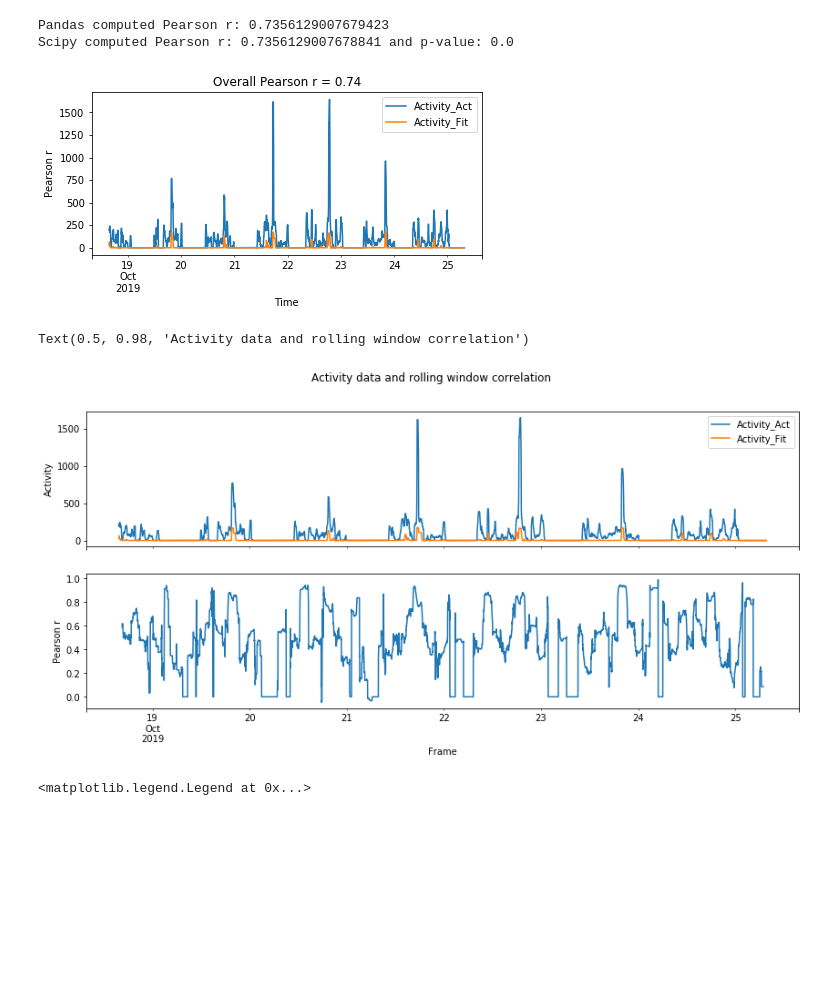
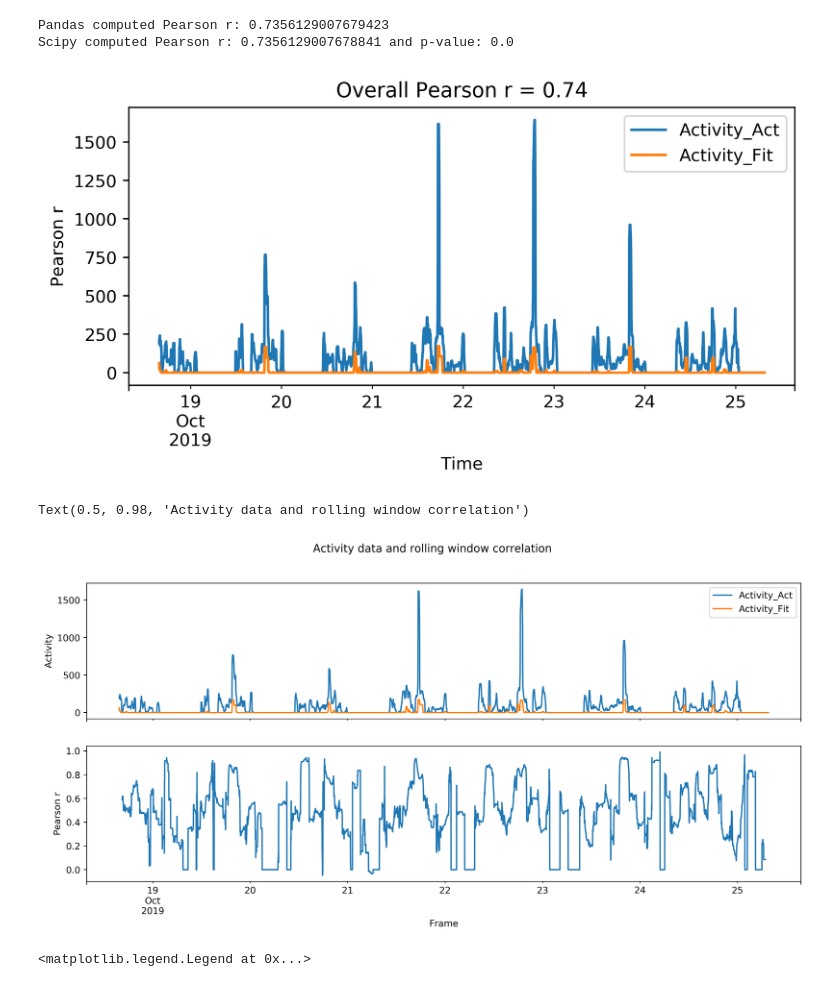
Before and after one commit to mcmahonmc/wearables, a Jupyter notebook: Fitbit Actiwatch Time Series Correlation.ipynb, the cells around one changed output. Drawn from its saved outputs; the diff is of its cells as text; code cells hidden in the pictures; blank space fills up the shorter version.

```diff
--- a/Fitbit Actiwatch Time Series Correlation.ipynb
+++ b/Fitbit Actiwatch Time Series Correlation.ipynb
@@ -101,12 +108,12 @@ print(f"Scipy computed Pearson r: {r} and p-value: {p}")
 Pandas computed Pearson r: 0.7356129007679423
 Scipy computed Pearson r: 0.7356129007678841 and p-value: 0.0
 # %%
-f,ax=plt.subplots(figsize=(7,3))
+f,ax=plt.subplots(figsize=(7,3), dpi=400)
 df.set_index('Time').rolling(window=30,center=True).median().plot(ax=ax)
 ax.set(xlabel='Time',ylabel='Pearson r')
 ax.set(title=f"Overall Pearson r = {np.round(overall_pearson_r,2)}");
 # %% [output]
-[figure, old version]
+[figure, new version]
 # %%
 # Set window size to compute moving window synchrony.
 r_window_size = 120
@@ -115,7 +122,7 @@ df_interpolated = df.interpolate()
 df_interpolated = df_interpolated.set_index('Time')
 # Compute rolling window synchrony
 rolling_r = df_interpolated['Activity_Act'].rolling(window=r_window_size, center=True).corr(df_interpolated['Activity_Fit'])
-f,ax=plt.subplots(2,1,figsize=(14,6),sharex=True)
+f,ax=plt.subplots(2,1,figsize=(14,6), dpi=400, sharex=True)
 df.set_index('Time').rolling(window=30,center=True).median().plot(ax=ax[0])
 ax[0].set(xlabel='Frame',ylabel='Activity')
 rolling_r.plot(ax=ax[1])
@@ -123,7 +130,7 @@ ax[1].set(xlabel='Frame',ylabel='Pearson r')
 plt.suptitle("Activity data and rolling window correlation")
 # %% [output]
 Text(0.5, 0.98, 'Activity data and rolling window correlation')
-[figure, old version]
+[figure, new version]
 # %%
 def crosscorr(datax, datay, lag=0, wrap=False):
     """ Lag-N cross correlation.
```
Also changed, not shown: parts of 10 cells of this notebook.
